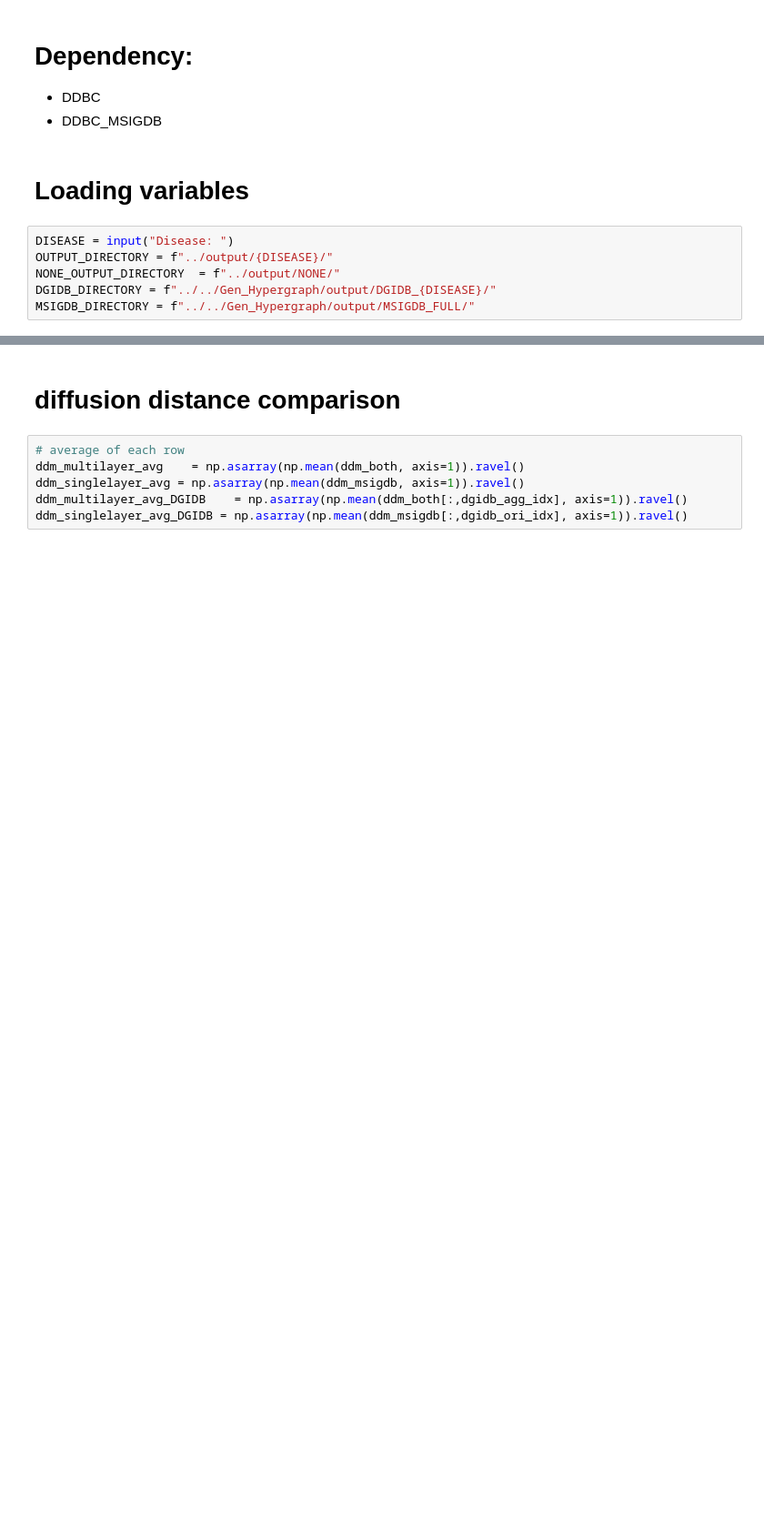
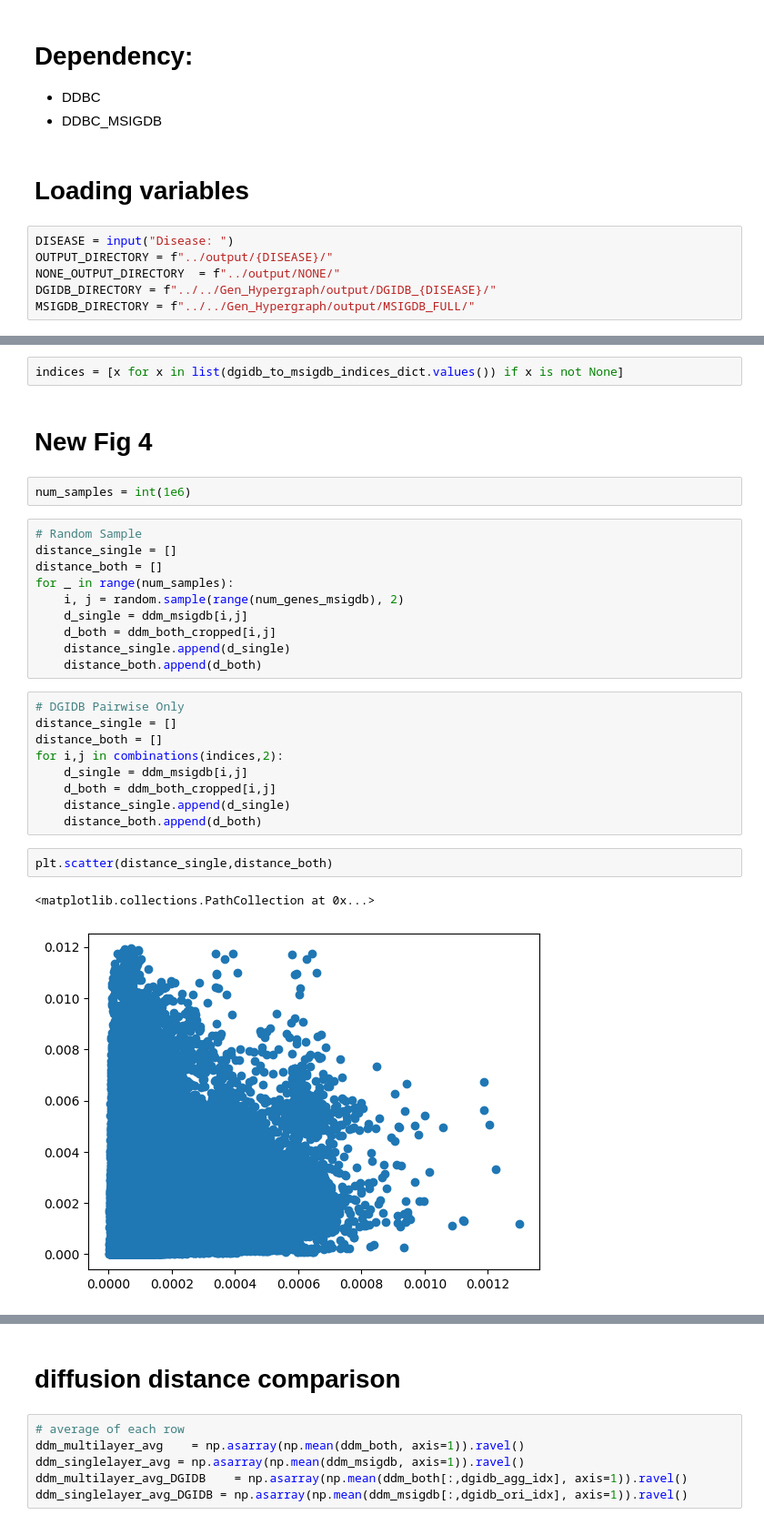
Before and after one commit to Monomanae/DDBC-hypergraph, a Jupyter notebook: Methods/DDBC/diffusion_distance_comparison.ipynb, the cells around one changed output, grey strips where cells are left out. Shown at 91% size. Cells and saved outputs as stored; diff of their text form; blank space fills up the shorter version.

```diff
--- a/Methods/DDBC/diffusion_distance_comparison.ipynb
+++ b/Methods/DDBC/diffusion_distance_comparison.ipynb
@@ -106,0 +65,30 @@ dgidb_agg_idx
+# %%
+indices = [x for x in list(dgidb_to_msigdb_indices_dict.values()) if x is not None]
+# %% [markdown]
+# New Fig 4
+# %%
+num_samples = int(1e6)
+# %%
+# Random Sample
+distance_single = []
+distance_both = []
+for _ in range(num_samples):
+    i, j = random.sample(range(num_genes_msigdb), 2)
+    d_single = ddm_msigdb[i,j]
+    d_both = ddm_both_cropped[i,j]
+    distance_single.append(d_single)
+    distance_both.append(d_both)
+# %%
+# DGIDB Pairwise Only
+distance_single = []
+distance_both = []
+for i,j in combinations(indices,2):
+    d_single = ddm_msigdb[i,j]
+    d_both = ddm_both_cropped[i,j]
+    distance_single.append(d_single)
+    distance_both.append(d_both)
+# %%
+plt.scatter(distance_single,distance_both)
+# %% [output]
+<matplotlib.collections.PathCollection at 0x...>
+[figure, added]
```
Also changed, not shown: parts of 21 cells of this notebook, 44 other files.
